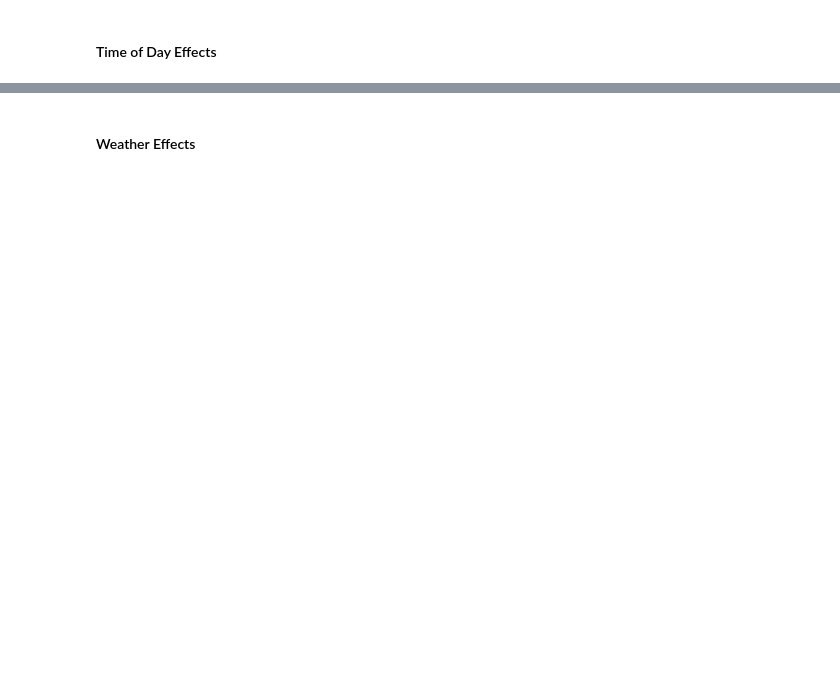
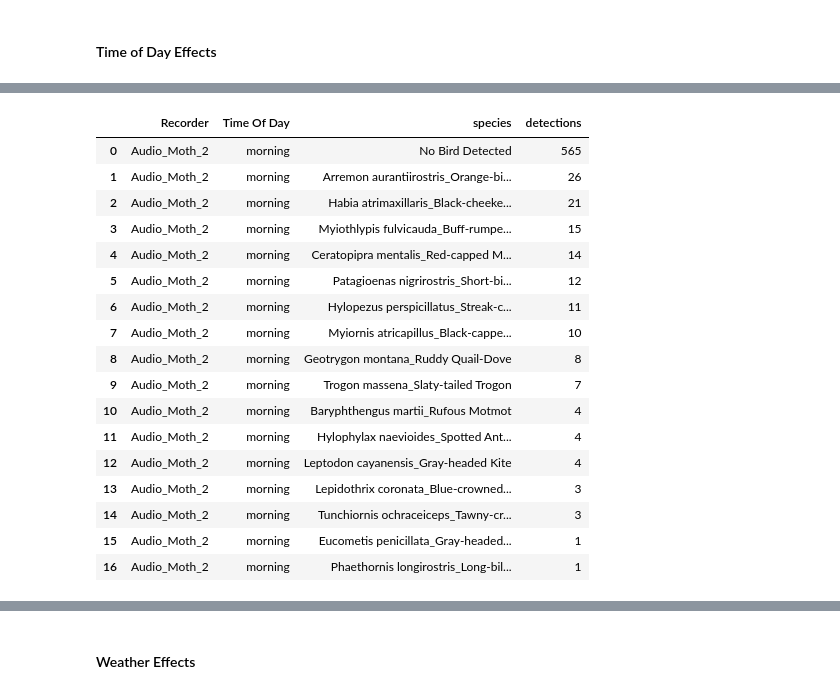
Before and after one commit to QianFu520/Bioacoustics-analysis, a Jupyter notebook: Vehicle.ipynb, the cells around one changed output, grey strips where cells are left out. Drawn from its saved outputs; the diff is of its cells as text; code cells hidden in the pictures; blank space fills up the shorter version.

```diff
--- a/Vehicle.ipynb
+++ b/Vehicle.ipynb
@@ -519,0 +617,16 @@ Now that we know which species are affected, we’ll want to see how consistent
+# %%
+cols_to_keep = [
+    "Recorder",
+    "species",
+    "confidence",
+    "Timestamp",
+    "Time Of Day",
+    "period",
+    "Sim_Type_Label",
+    "Sim_Start",
+    "Sim_End"
+]
+
+df_vehicle_time = df_vehicle[cols_to_keep].copy()
+
+display(df_vehicle_time.head())
@@ -519,0 +640,13 @@ Now that we know which species are affected, we’ll want to see how consistent
+# %%
+## first I just want to see the detection situation in each recorder at different time of day--regardless of the sim.
+
+# group by recorder,  time of day and species
+detections_by_species_time = (
+    df_vehicle_time
+    .groupby(["Recorder", "Time Of Day", "species"])
+    .size()
+    .reset_index(name="detections")
+    .sort_values(["Recorder", "Time Of Day", "detections"], ascending=[True, True, False])
+)
+
+display(detections_by_species_time.head(20))
@@ -519,0 +671,8 @@ Now that we know which species are affected, we’ll want to see how consistent
+# %%
+## now I want to split into each recorder table
+
+# Split into individual recorder tables
+recorder_groups_time = {
+    recorder: group.reset_index(drop=True)
+    for recorder, group in detections_by_species_time.groupby("Recorder")
+}
@@ -519,0 +703,23 @@ Now that we know which species are affected, we’ll want to see how consistent
+# %%
+rec2 = recorder_groups_time['Audio_Moth_2']
+
+rec2
+# %% [output]
+|  | Recorder | Time Of Day | species | detections |
+| 0 | Audio_Moth_2 | morning | No Bird Detected | 565 |
+| 1 | Audio_Moth_2 | morning | Arremon aurantiirostris_Orange-bi... | 26 |
+| 2 | Audio_Moth_2 | morning | Habia atrimaxillaris_Black-cheeke... | 21 |
+| 3 | Audio_Moth_2 | morning | Myiothlypis fulvicauda_Buff-rumpe... | 15 |
+| 4 | Audio_Moth_2 | morning | Ceratopipra mentalis_Red-capped M... | 14 |
+| 5 | Audio_Moth_2 | morning | Patagioenas nigrirostris_Short-bi... | 12 |
+| 6 | Audio_Moth_2 | morning | Hylopezus perspicillatus_Streak-c... | 11 |
+| 7 | Audio_Moth_2 | morning | Myiornis atricapillus_Black-cappe... | 10 |
+| 8 | Audio_Moth_2 | morning | Geotrygon montana_Ruddy Quail-Dove | 8 |
+| 9 | Audio_Moth_2 | morning | Trogon massena_Slaty-tailed Trogon | 7 |
+| 10 | Audio_Moth_2 | morning | Baryphthengus martii_Rufous Motmot | 4 |
+| 11 | Audio_Moth_2 | morning | Hylophylax naevioides_Spotted Ant... | 4 |
+| 12 | Audio_Moth_2 | morning | Leptodon cayanensis_Gray-headed Kite | 4 |
+| 13 | Audio_Moth_2 | morning | Lepidothrix coronata_Blue-crowned... | 3 |
+| 14 | Audio_Moth_2 | morning | Tunchiornis ochraceiceps_Tawny-cr... | 3 |
+| 15 | Audio_Moth_2 | morning | Eucometis penicillata_Gray-headed... | 1 |
+| 16 | Audio_Moth_2 | morning | Phaethornis longirostris_Long-bil... | 1 |
```
Also changed, not shown: parts of 21 cells of this notebook.
